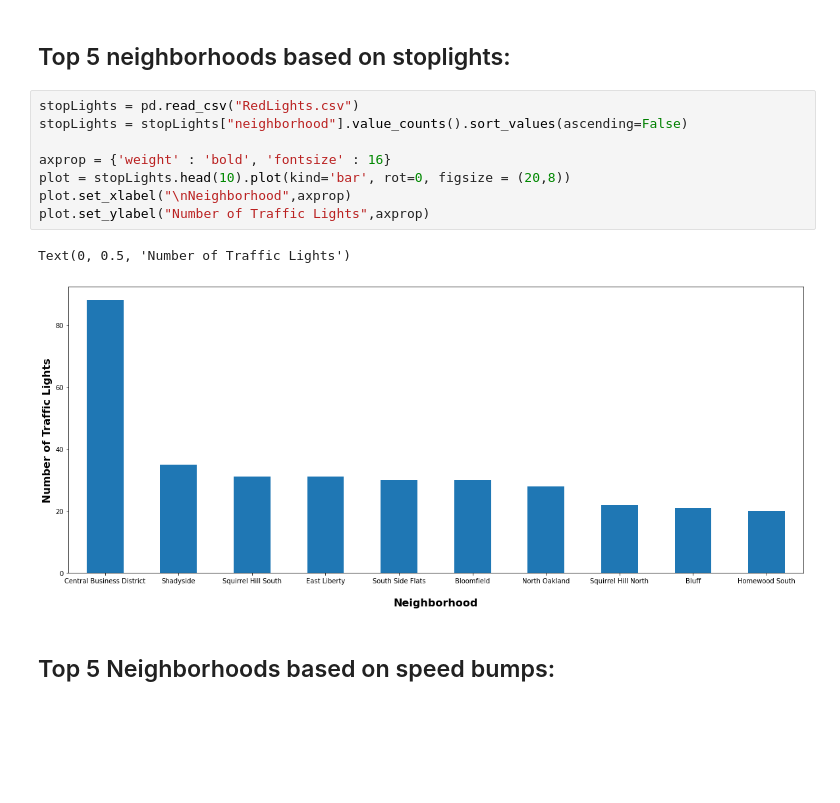
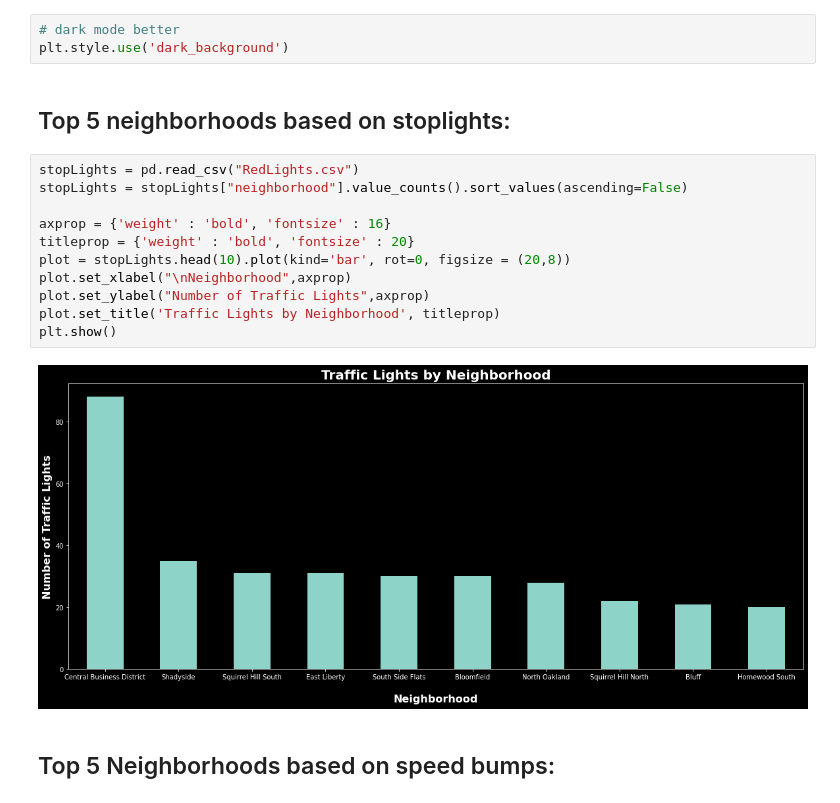
Before and after one commit to OWurst/cs0010-final-proj, a Jupyter notebook: Best_Neighborhood.ipynb, the cells around one changed output. Drawn from its saved outputs; the diff is of its cells as text; blank space fills up the shorter version.

Commit message:
begin Best_Neighborhood.ipynb merge

```diff
--- a/Best_Neighborhood.ipynb
+++ b/Best_Neighborhood.ipynb
@@ -19,16 +23,21 @@ import matplotlib.pyplot as plt
+# %%
+# dark mode better
+plt.style.use('dark_background')
 # %% [markdown]
 ## Top 5 neighborhoods based on stoplights:
 # %%
 stopLights = pd.read_csv("RedLights.csv")
 stopLights = stopLights["neighborhood"].value_counts().sort_values(ascending=False)
 
 axprop = {'weight' : 'bold', 'fontsize' : 16}
+titleprop = {'weight' : 'bold', 'fontsize' : 20}
 plot = stopLights.head(10).plot(kind='bar', rot=0, figsize = (20,8))
 plot.set_xlabel("\nNeighborhood",axprop)
 plot.set_ylabel("Number of Traffic Lights",axprop)
+plot.set_title('Traffic Lights by Neighborhood', titleprop)
+plt.show()
 # %% [output]
-Text(0, 0.5, 'Number of Traffic Lights')
-[figure, old version]
+[figure, new version]
 # %% [markdown]
 ## Top 5 Neighborhoods based on speed bumps:
 # %%
```
Also changed, not shown: parts of 18 cells of this notebook.
